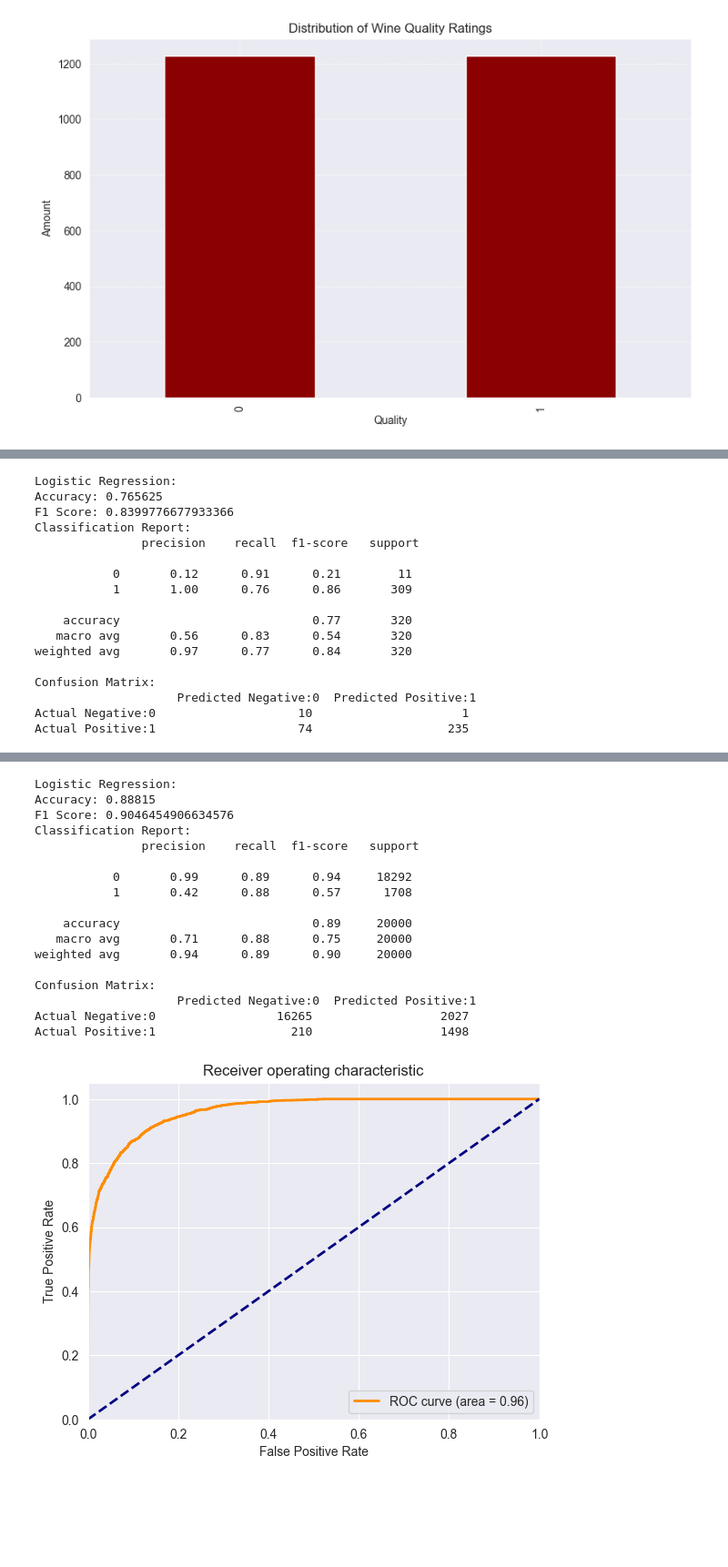
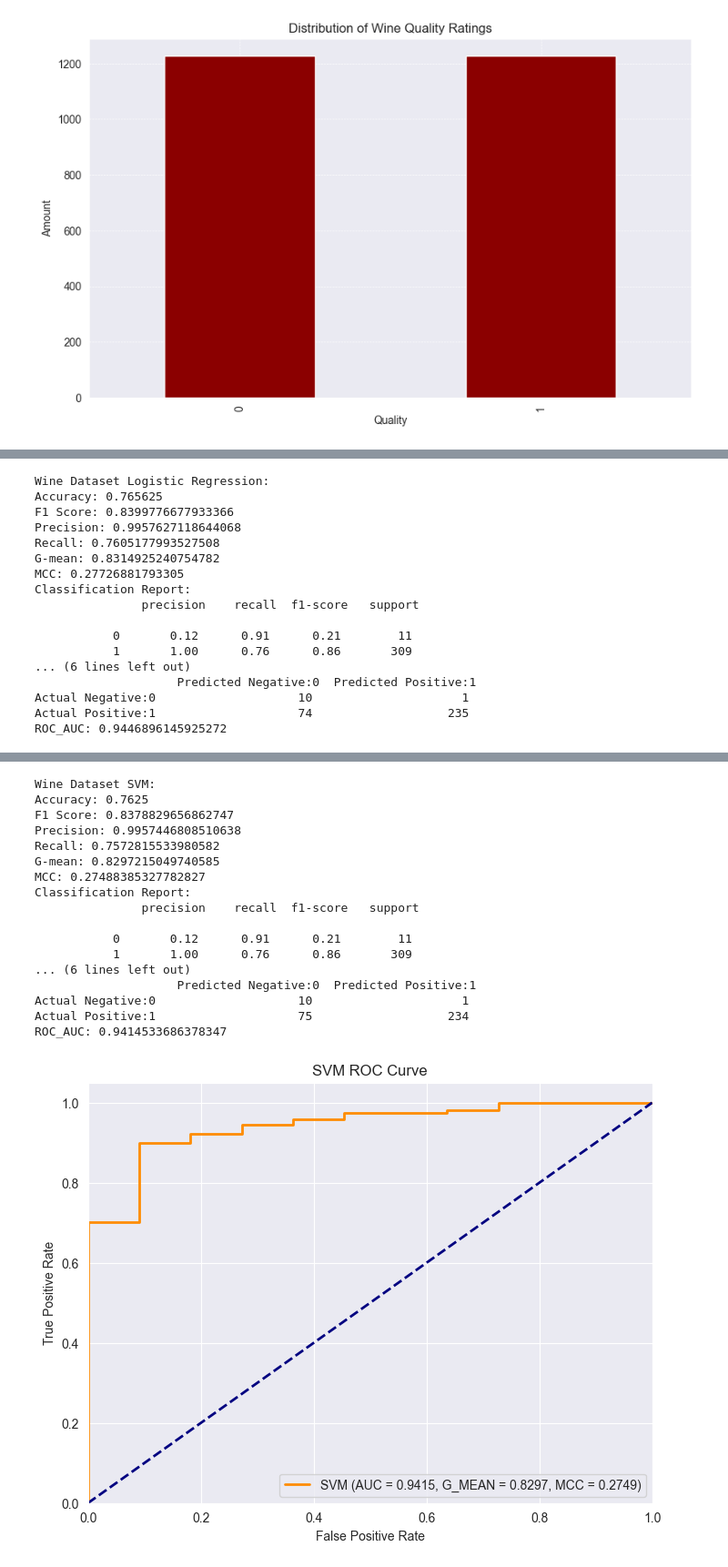
Before and after one commit to moonionn/sampling-method-project, a Jupyter notebook: training/smote-train.ipynb, the cells around one changed output, grey strips where cells are left out. Shown at 91% size. Drawn from its saved outputs; the diff is of its cells as text; code cells hidden in the pictures; blank space fills up the shorter version.

```diff
--- a/training/smote-train.ipynb
+++ b/training/smote-train.ipynb
@@ -282,20 +251,30 @@ def train_evaluate_rf(X_train, X_test, y_train, y_test):
 # %%
-from sklearn.svm import SVC
-from sklearn.metrics import classification_report, confusion_matrix, accuracy_score, f1_score, roc_curve, auc
-import matplotlib.pyplot as plt
-import seaborn as sns
 import numpy as np
 
-def train_evaluate_svm(X_train, X_test, y_train, y_test):
+def train_evaluate_svm(X_train, X_test, y_train, y_test, model_name = 'SVM'):
     # 初始化SVM模型
     svm_model = SVC(kernel='linear', probability=True, random_state=42)
     svm_model.fit(X_train, y_train)  # 训练模型
     predictions = svm_model.predict(X_test)  # 进行预测
+    recall = recall_score(y_test, predictions, zero_division=1)
+    cm = confusion_matrix(y_test, predictions)
+
+    # 計算G-mean
+    tn, fp, fn, tp = cm.ravel()
+    specificity = tn / (tn + fp)
+    g_mean = np.sqrt(recall * specificity)
+
+    # 計算評估指標
+    mcc = matthews_corrcoef(y_test, predictions)
 
     # 打印性能指标
-    print("SVM Model:")
+    print(f"{model_name}:")
     print("Accuracy:", accuracy_score(y_test, predictions))
     print("F1 Score:", f1_score(y_test, predictions, average='weighted'))
+    print("Precision:", precision_score(y_test, predictions, zero_division=1))
+    print("Recall:", recall)
+    print("G-mean:", g_mean)
+    print("MCC:", mcc)
     print("Classification Report:\n", classification_report(y_test, predictions, zero_division=1))
     print("Confusion Matrix:\n", display_confusion_matrix(y_test, predictions))
 
@@ -304,39 +283,37 @@ def train_evaluate_svm(X_train, X_test, y_train, y_test):
     fpr, tpr, thresholds = roc_curve(y_test, probs)
     roc_auc = auc(fpr, tpr)
 
+    print("ROC_AUC:", roc_auc)
     plt.figure(figsize=(8, 6))
-    plt.plot(fpr, tpr, color='darkorange', lw=2, label=f'ROC curve (area = {roc_auc:.2f})')
+    plt.plot(fpr, tpr, color='darkorange',
+             lw=2, label=f'SVM (AUC = {roc_auc:.4f}, G_MEAN = {g_mean:.4f}, MCC = {mcc:.4f})')
     plt.plot([0, 1], [0, 1], color='navy', lw=2, linestyle='--')
     plt.xlim([0.0, 1.0])
     plt.ylim([0.0, 1.05])
     plt.xlabel('False Positive Rate')
     plt.ylabel('True Positive Rate')
-    plt.title('Receiver operating characteristic example')
+    plt.title('SVM ROC Curve')
     plt.legend(loc="lower right")
     plt.show()
-
-# 使用例子
-# 假设X_train, X_test, y_train, y_test已经被定义和准备好了
-# train_evaluate_svm(X_train, X_test, y_train, y_test)
 # %%
-lr_wine_result = train_evaluate_lr(X_train_smote_wine, X_test_scaled_wine, y_train_smote_wine, y_test_wine)
-lr_wine_Bresult = train_evaluate_lr(X_train_Bsmote_wine, X_test_scaled_wine, y_train_Bsmote_wine, y_test_wine)
-lr_diabetes_result = train_evaluate_lr(X_train_smote_diabetes, X_test_scaled_diabetes, y_train_smote_diabetes, y_test_diabetes)
+lr_wine_result = train_evaluate_lr(X_train_smote_wine, X_test_scaled_wine, y_train_smote_wine, y_test_wine, model_name='Wine Dataset Logistic Regression')
+rf_wine_result = train_evaluate_rf(X_train_smote_wine, X_test_scaled_wine, y_train_smote_wine, y_test_wine, model_name='Wine Dataset Random Forest')
+svm_wine_result = train_evaluate_svm(X_train_smote_wine, X_test_scaled_wine, y_train_smote_wine, y_test_wine, model_name='Wine Dataset SVM')
 # %% [output]
-Logistic Regression:
+Wine Dataset Logistic Regression:
 Accuracy: 0.765625
 F1 Score: 0.8399776677933366
+Precision: 0.9957627118644068
+Recall: 0.7605177993527508
+G-mean: 0.8314925240754782
+MCC: 0.27726881793305
 Classification Report:
                precision    recall  f1-score   support
 
            0       0.12      0.91      0.21        11
            1       1.00      0.76      0.86       309
-
-    accuracy                           0.77       320
-   macro avg       0.56      0.83      0.54       320
-weighted avg       0.97      0.77      0.84       320
-
-Confusion Matrix:
+... (6 lines left out)
                     Predicted Negative:0  Predicted Positive:1
 Actual Negative:0                    10                     1
 Actual Positive:1                    74                   235
+ROC_AUC: 0.9446896145925272
@@ -362,18 +339,18 @@ Actual Positive:1                    56                   253
-Logistic Regression:
-Accuracy: 0.88815
-F1 Score: 0.9046454906634576
+Wine Dataset SVM:
+Accuracy: 0.7625
+F1 Score: 0.8378829656862747
+Precision: 0.9957446808510638
+Recall: 0.7572815533980582
+G-mean: 0.8297215049740585
+MCC: 0.27488385327782827
 Classification Report:
                precision    recall  f1-score   support
 
-           0       0.99      0.89      0.94     18292
-           1       0.42      0.88      0.57      1708
-
-    accuracy                           0.89     20000
-   macro avg       0.71      0.88      0.75     20000
-weighted avg       0.94      0.89      0.90     20000
-
-Confusion Matrix:
+           0       0.12      0.91      0.21        11
+           1       1.00      0.76      0.86       309
+... (6 lines left out)
                     Predicted Negative:0  Predicted Positive:1
-Actual Negative:0                 16265                  2027
-Actual Positive:1                   210                  1498
+Actual Negative:0                    10                     1
+Actual Positive:1                    75                   234
+ROC_AUC: 0.9414533686378347
-[figure, old version]
+[figure, new version]
```
Also changed, not shown: parts of 12 cells of this notebook, 4 other files.
